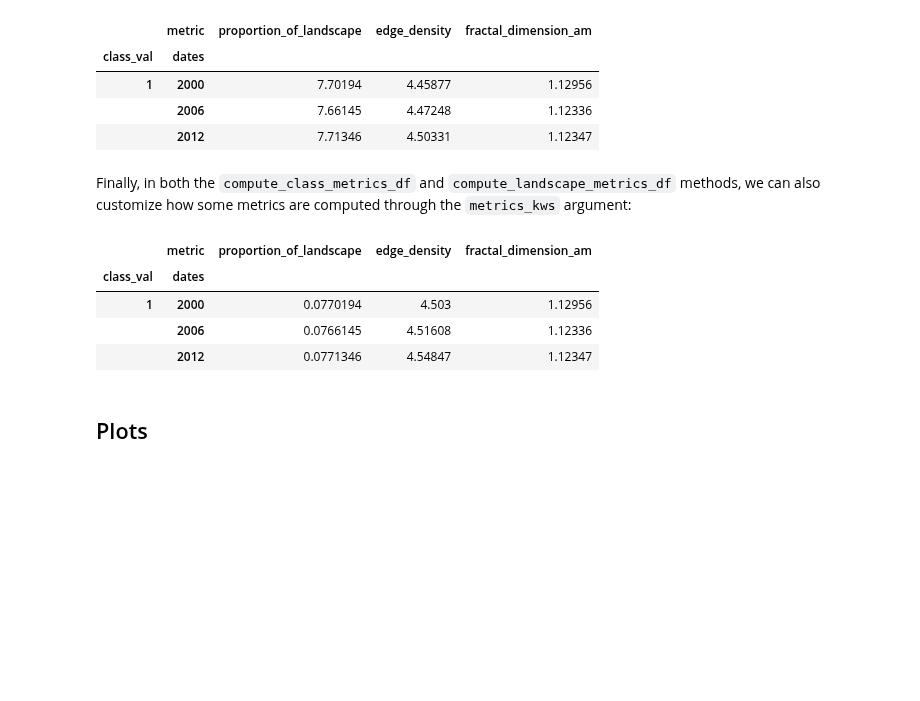
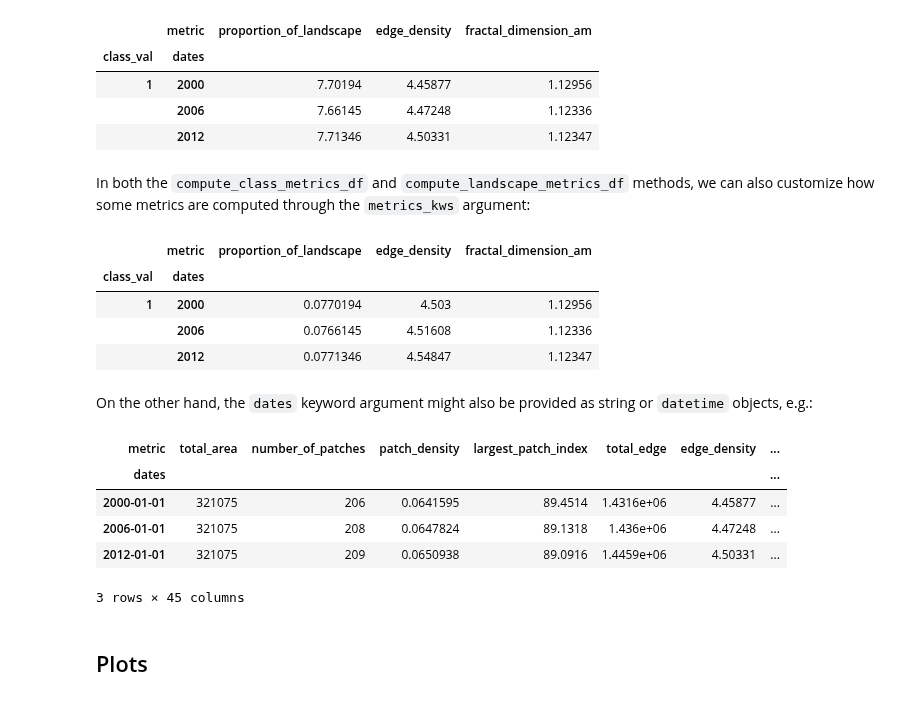
Before and after one commit to martibosch/pylandstats-notebooks, a Jupyter notebook: notebooks/02-spatiotemporal-analysis.ipynb, the cells around one changed output. Saved outputs shown, nothing was run; the diff lists cells and outputs as text; code cells hidden in the pictures; blank space fills up the shorter version.

Commit message:
added datetime example

```diff
--- a/notebooks/02-spatiotemporal-analysis.ipynb
+++ b/notebooks/02-spatiotemporal-analysis.ipynb
@@ -90,7 +90,7 @@ sta.compute_class_metrics_df(metrics=metrics, classes=[1])
 |  | 2006 | 7.66145 | 4.47248 | 1.12336 |
 |  | 2012 | 7.71346 | 4.50331 | 1.12347 |
 # %% [markdown]
-Finally, in both the `compute_class_metrics_df` and `compute_landscape_metrics_df` methods, we can also customize how some metrics are computed through the `metrics_kws` argument:
+In both the `compute_class_metrics_df` and `compute_landscape_metrics_df` methods, we can also customize how some metrics are computed through the `metrics_kws` argument:
 # %%
 metrics_kws={
     'proportion_of_landscape': {'percent': False},
@@ -104,6 +104,21 @@ sta.compute_class_metrics_df(
 | 1 | 2000 | 0.0770194 | 4.503 | 1.12956 |
 |  | 2006 | 0.0766145 | 4.51608 | 1.12336 |
 |  | 2012 | 0.0771346 | 4.54847 | 1.12347 |
+# %% [markdown]
+On the other hand, the `dates` keyword argument might also be provided as string or `datetime` objects, e.g.:
+# %%
+import datetime
+
+dates = [datetime.date(year, 1, 1) for year in [2000, 2006, 2012]]
+sta = pls.SpatioTemporalAnalysis(input_filepaths, dates=dates)
+sta.compute_landscape_metrics_df()
+# %% [output]
+| metric | total_area | number_of_patches | patch_density | largest_patch_index | total_edge | edge_density | ... |
+| dates |  |  |  |  |  |  | ... |
+| 2000-01-01 | 321075 | 206 | 0.0641595 | 89.4514 | 1.4316e+06 | 4.45877 | ... |
+| 2006-01-01 | 321075 | 208 | 0.0647824 | 89.1318 | 1.436e+06 | 4.47248 | ... |
+| 2012-01-01 | 321075 | 209 | 0.0650938 | 89.0916 | 1.4459e+06 | 4.50331 | ... |
+3 rows × 45 columns
 # %% [markdown]
 ## Plots
 # %% [markdown]
```
Also changed, not shown: parts of 1 cell of this notebook.
